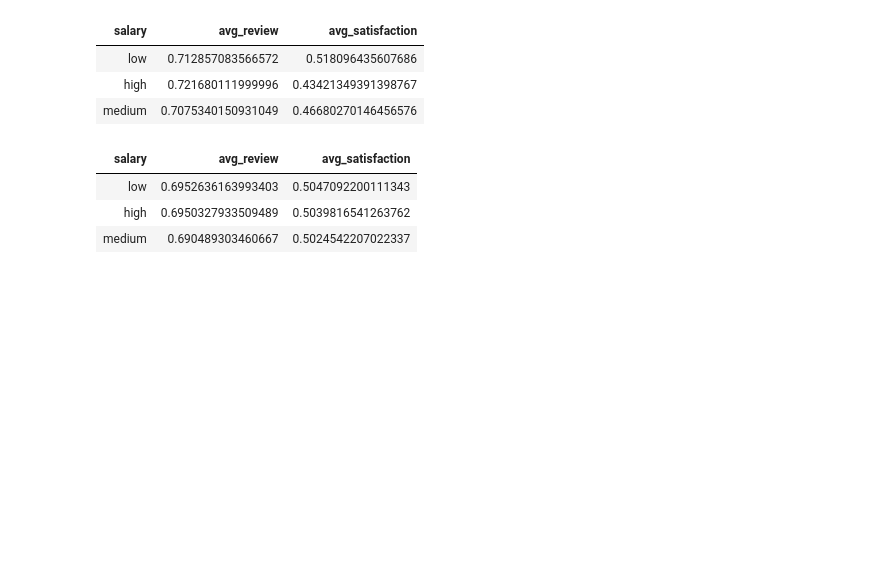
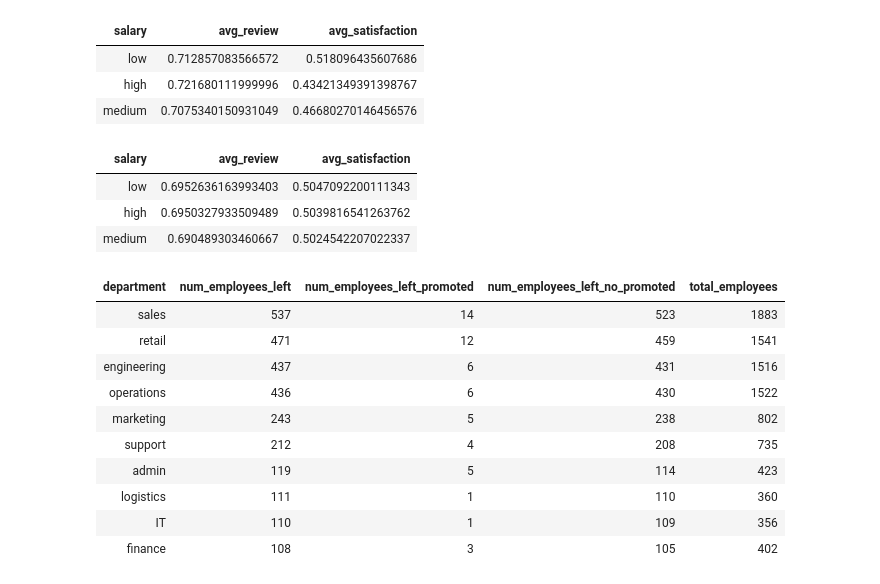
Before and after one commit to juliodelacruzz/project_4, a Jupyter notebook: Project_4.ipynb, the cells around one changed output. Saved outputs shown, nothing was run; the diff lists cells and outputs as text; code cells hidden in the pictures; blank space fills up the shorter version.

```diff
--- a/Project_4.ipynb
+++ b/Project_4.ipynb
@@ -153,3 +153,28 @@ GROUP BY
 | low | 0.6952636163993403 | 0.5047092200111343 |
 | high | 0.6950327933509489 | 0.5039816541263762 |
 | medium | 0.690489303460667 | 0.5024542207022337 |
+# %%
+%sql
+-- Query to see how many employees who left the company were from which department and whether or not they were promoted before leaving the company
+
+SELECT
+    department,
+    SUM(CASE WHEN left = 'yes' THEN 1 ELSE 0 END) AS num_employees_left,
+    SUM(CASE WHEN left = 'yes' AND promoted = 1 THEN 1 ELSE 0 END) AS num_employees_left_promoted,
+    SUM(CASE WHEN left = 'yes' AND promoted = 0 THEN 1 ELSE 0 END) AS num_employees_left_no_promoted,
+    COUNT(*) AS total_employees
+FROM employee_data
+GROUP BY department
+ORDER BY num_employees_left DESC;
+# %% [output]
+| department | num_employees_left | num_employees_left_promoted | num_employees_left_no_promoted | total_employees |
+| sales | 537 | 14 | 523 | 1883 |
+| retail | 471 | 12 | 459 | 1541 |
+| engineering | 437 | 6 | 431 | 1516 |
+| operations | 436 | 6 | 430 | 1522 |
+| marketing | 243 | 5 | 238 | 802 |
+| support | 212 | 4 | 208 | 735 |
+| admin | 119 | 5 | 114 | 423 |
+| logistics | 111 | 1 | 110 | 360 |
+| IT | 110 | 1 | 109 | 356 |
+| finance | 108 | 3 | 105 | 402 |
```
